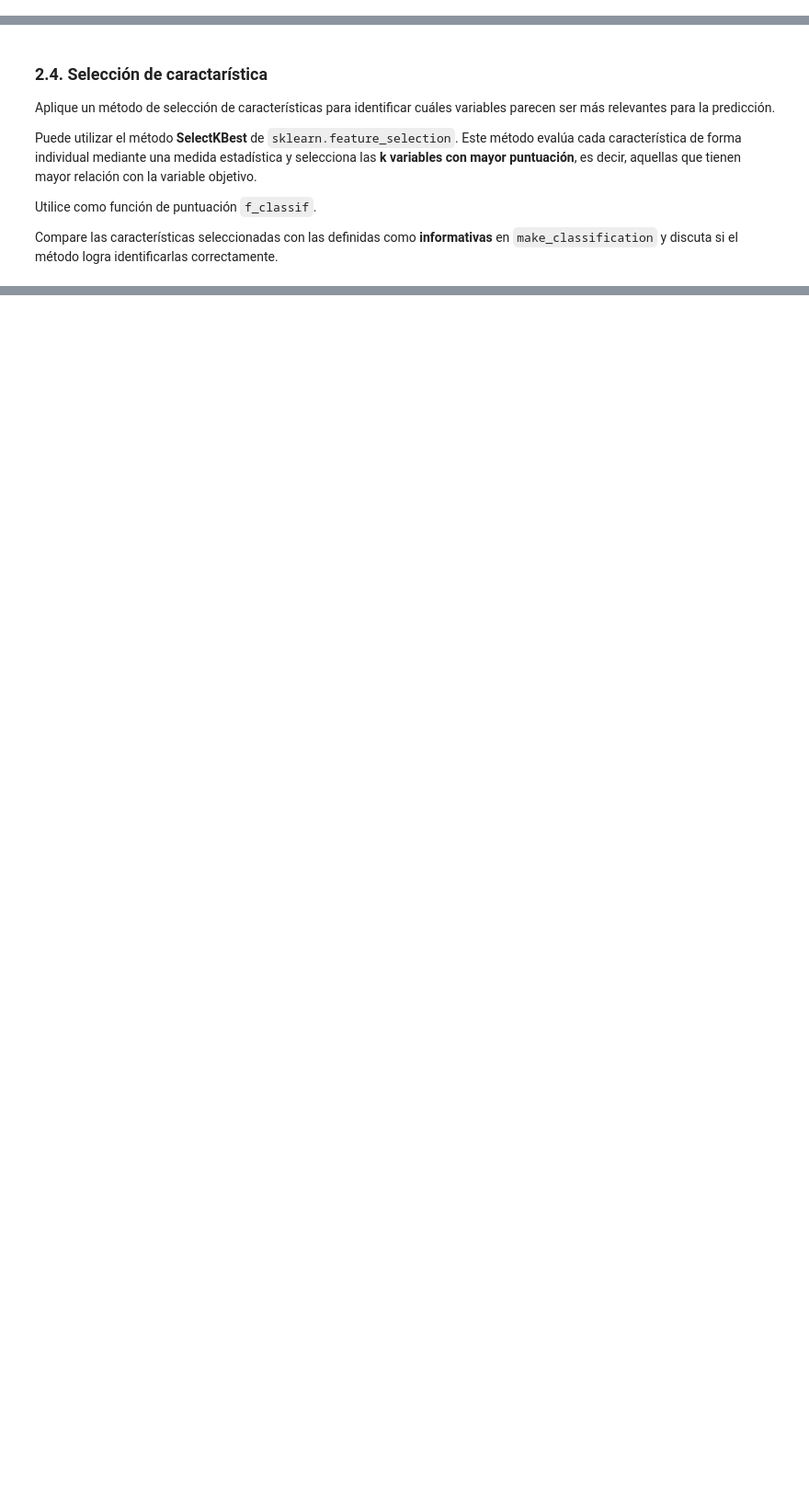
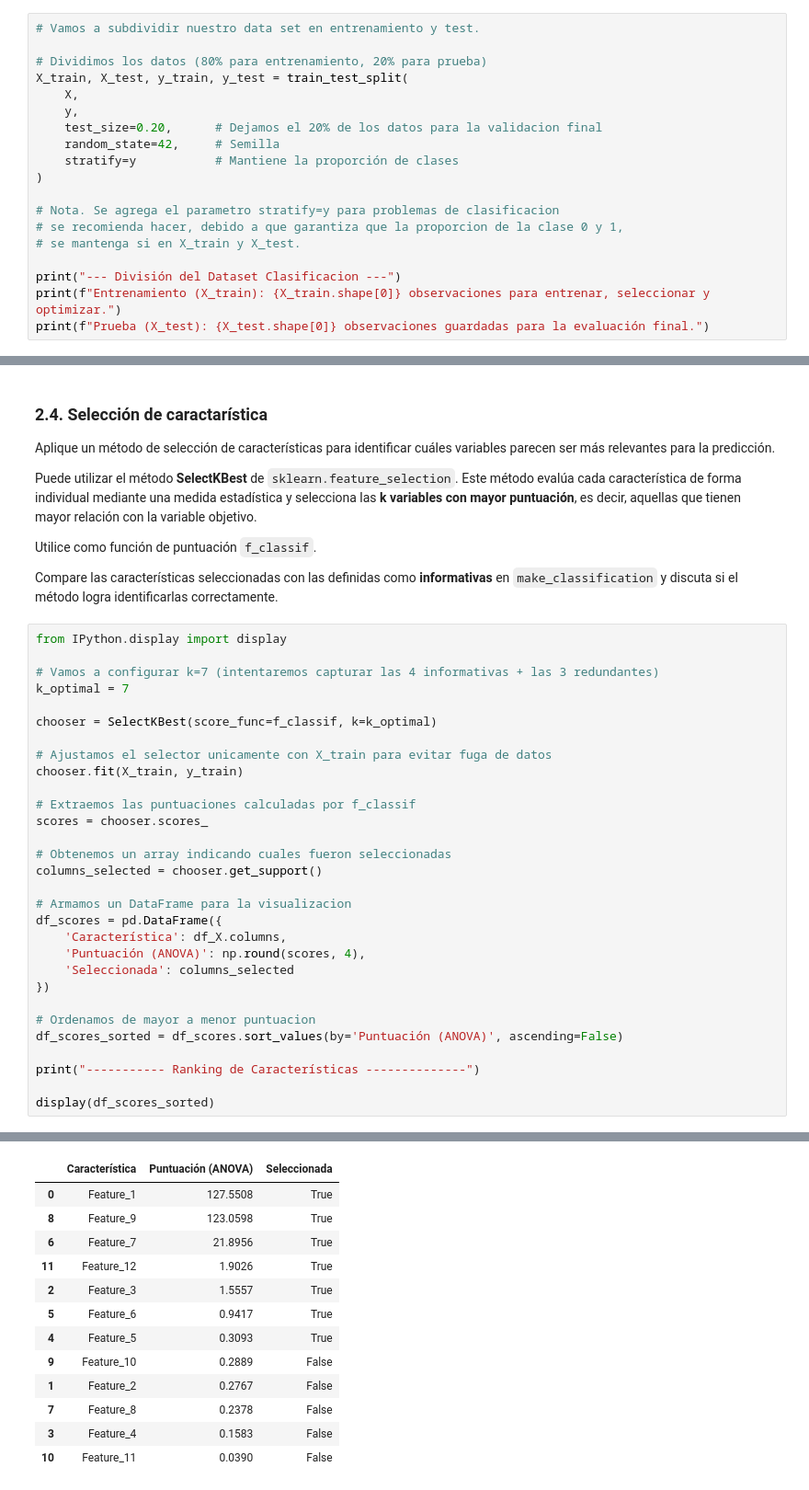
Before and after one commit to danielcorrea96/AprendizajeSupervisado, a Jupyter notebook: Script_C1_Daniel_Correa_Angarita.ipynb, the cells around one changed output, grey strips where cells are left out. Shown at 92% size. Drawn from its saved outputs; the diff is of its cells as text; blank space fills up the shorter version.

Commit message:
Se agrega parte del punto 2. Pendiente conclusiones finales.

```diff
--- a/Script_C1_Daniel_Correa_Angarita.ipynb
+++ b/Script_C1_Daniel_Correa_Angarita.ipynb
@@ -328,3 +367,22 @@ El conjunto de entrenamiento se utilizará para:
 - entrenamiento de los modelos
 
 El conjunto de prueba se utilizará **únicamente para evaluar el desempeño final de los modelos**.
+# %%
+# Vamos a subdividir nuestro data set en entrenamiento y test.
+
+# Dividimos los datos (80% para entrenamiento, 20% para prueba)
+X_train, X_test, y_train, y_test = train_test_split(
+    X,
+    y,
+    test_size=0.20,      # Dejamos el 20% de los datos para la validacion final
+    random_state=42,     # Semilla
+    stratify=y           # Mantiene la proporción de clases
+)
+
+# Nota. Se agrega el parametro stratify=y para problemas de clasificacion
+# se recomienda hacer, debido a que garantiza que la proporcion de la clase 0 y 1,
+# se mantenga si en X_train y X_test.
+
+print("--- División del Dataset Clasificacion ---")
+print(f"Entrenamiento (X_train): {X_train.shape[0]} observaciones para entrenar, seleccionar y optimizar.")
+print(f"Prueba (X_test): {X_test.shape[0]} observaciones guardadas para la evaluación final.")
@@ -338,3 +400,34 @@ Puede utilizar el método **SelectKBest** de `sklearn.feature_selection`. Este m
 Utilice como función de puntuación `f_classif`.
 
 Compare las características seleccionadas con las definidas como **informativas** en `make_classification` y discuta si el método logra identificarlas correctamente.
+# %%
+from IPython.display import display
+
+# Vamos a configurar k=7 (intentaremos capturar las 4 informativas + las 3 redundantes)
+k_optimal = 7
+
+chooser = SelectKBest(score_func=f_classif, k=k_optimal)
+
+# Ajustamos el selector unicamente con X_train para evitar fuga de datos
+chooser.fit(X_train, y_train)
+
+# Extraemos las puntuaciones calculadas por f_classif
+scores = chooser.scores_
+
+# Obtenemos un array indicando cuales fueron seleccionadas
+columns_selected = chooser.get_support()
+
+# Armamos un DataFrame para la visualizacion
+df_scores = pd.DataFrame({
+    'Característica': df_X.columns,
+    'Puntuación (ANOVA)': np.round(scores, 4),
+    'Seleccionada': columns_selected
+})
+
+# Ordenamos de mayor a menor puntuacion
+df_scores_sorted = df_scores.sort_values(by='Puntuación (ANOVA)', ascending=False)
+
+print("----------- Ranking de Características --------------")
+
+display(df_scores_sorted)
+# %% [output]
@@ -340,0 +435,13 @@ Compare las características seleccionadas con las definidas como **informativas
+|  | Característica | Puntuación (ANOVA) | Seleccionada |
+| 0 | Feature_1 | 127.5508 | True |
+| 8 | Feature_9 | 123.0598 | True |
+| 6 | Feature_7 | 21.8956 | True |
+| 11 | Feature_12 | 1.9026 | True |
+| 2 | Feature_3 | 1.5557 | True |
+| 5 | Feature_6 | 0.9417 | True |
+| 4 | Feature_5 | 0.3093 | True |
+| 9 | Feature_10 | 0.2889 | False |
+| 1 | Feature_2 | 0.2767 | False |
+| 7 | Feature_8 | 0.2378 | False |
+| 3 | Feature_4 | 0.1583 | False |
+| 10 | Feature_11 | 0.0390 | False |
```
Also changed, not shown: parts of 13 cells of this notebook.
